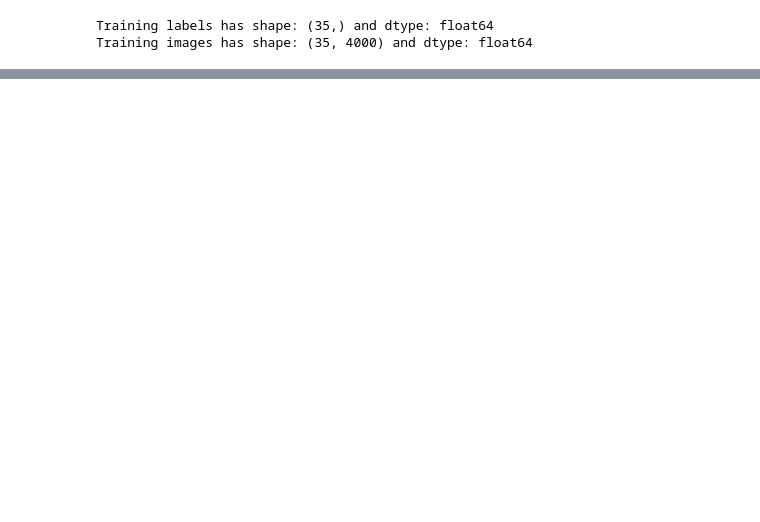
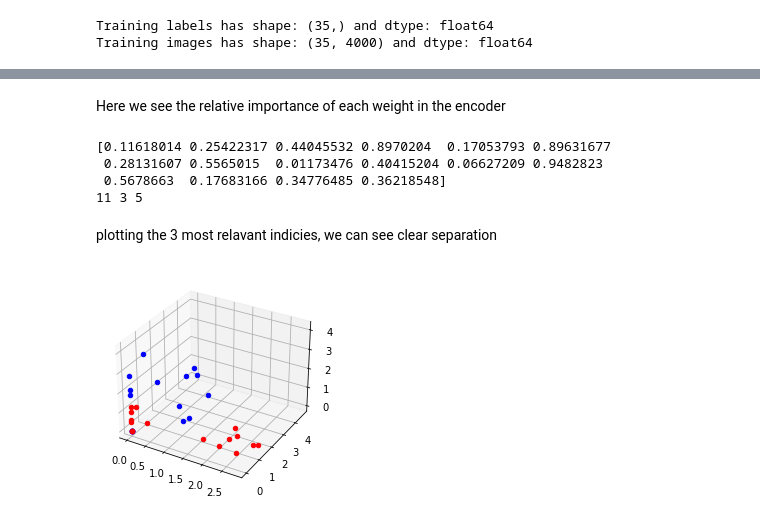
Before and after one commit to kairos310/ultrasound_classification, a Jupyter notebook: autoencoder.ipynb, the cells around one changed output, grey strips where cells are left out. Drawn from its saved outputs; the diff is of its cells as text; code cells hidden in the pictures; blank space fills up the shorter version.

```diff
--- a/autoencoder.ipynb
+++ b/autoencoder.ipynb
@@ -238,0 +195,10 @@ projector.visualize_embeddings(log_dir, config)
+# %%
+dataset = create_dataset(encoded_imgs, y_train, 5)
+#val_dataset = create_dataset(x_test, y_test, 1)
+#print(dataset.shape)
+
+model = create_model()
+
+model.compile(optimizer=tf.keras.optimizers.Adam(),
+                loss=tf.keras.losses.BinaryCrossentropy(),
+                metrics=['accuracy'])
@@ -238,0 +207,2 @@ projector.visualize_embeddings(log_dir, config)
+# %%
+history = model.fit(dataset, epochs = 300, verbose=2)
@@ -238,0 +227,38 @@ projector.visualize_embeddings(log_dir, config)
+# %% [markdown]
+Here we see the relative importance of each weight in the encoder
+# %%
+w = model.weights
+absw = np.absolute(w[0])
+absw = absw.reshape(16)
+first = 0
+second = 0
+third = 0
+for i, n in enumerate(absw):
+    if n > absw[first]:
+        third = second
+        second = first
+        first = i
+    elif n > absw[second]:
+        third = second
+        second = i
+    elif n > absw[third]:
+        third = i
+print(absw)
+print(first, second, third)
+
+# indicies = np.expand_dims(np.arange(1,17,dtype='float32'), axis=1)
+# print(indicies.shape)
+# weights = np.hstack([indicies, absw])
+# weights = weights.argsort()
+# print(weights)
+# %% [output]
+[0.11618014 0.25422317 0.44045532 0.8970204  0.17053793 0.89631677
+ 0.28131607 0.5565015  0.01173476 0.40415204 0.06627209 0.9482823
+ 0.5678663  0.17683166 0.34776485 0.36218548]
+11 3 5
+# %% [markdown]
+plotting the 3 most relavant indicies, we can see clear separation
+# %%
+plot_3d((first, second, third))
+# %% [output]
+[figure, added]
```
Also changed, not shown: parts of 24 cells of this notebook.
